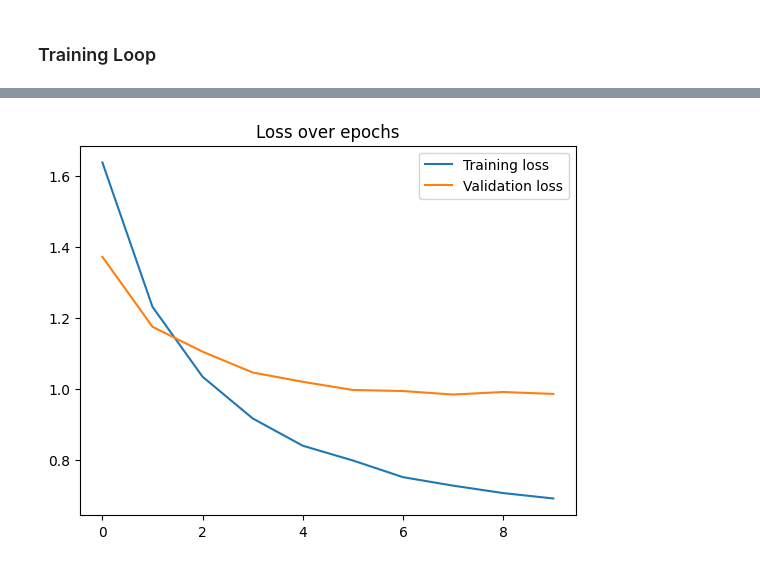
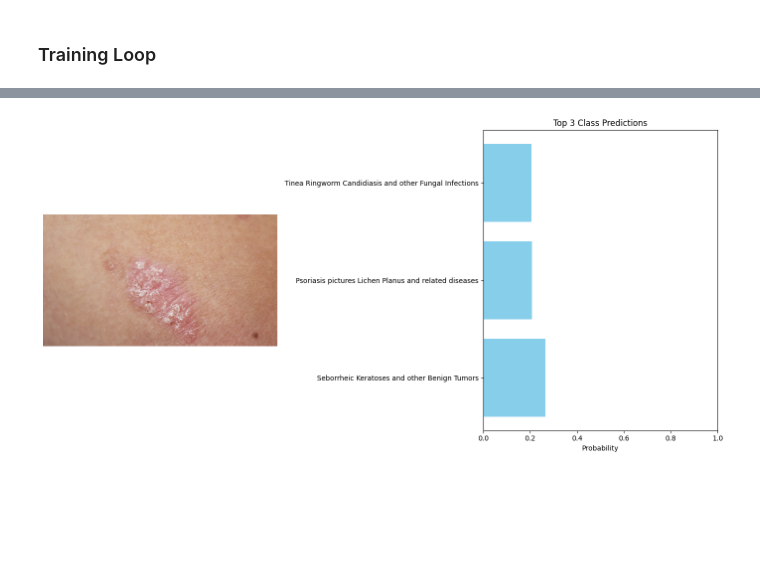
Before and after one commit to ihsankhwaritsmi/efficientnet-skin-disease-classifier-pytorch, a Jupyter notebook: notebooks/skin-decease-classification.ipynb, the cells around one changed output, grey strips where cells are left out. Saved outputs shown, nothing was run; the diff lists cells and outputs as text; code cells hidden in the pictures; blank space fills up the shorter version.

```diff
--- a/notebooks/skin-decease-classification.ipynb
+++ b/notebooks/skin-decease-classification.ipynb
@@ -171,7 +171,7 @@ class SkinDiseaseClassifier(nn.Module):
     def __init__(self, num_classes=8):
         super(SkinDiseaseClassifier, self).__init__()
         # Load base model
-        self.base_model = timm.create_model('efficientnet_b4', pretrained=True, num_classes=0)
+        self.base_model = timm.create_model('efficientnet_b0', pretrained=True, num_classes=0)
         enet_out_size = self.base_model.num_features
 
         # Define a classifier
@@ -242,7 +242,7 @@ train_loader = DataLoader(train_dataset, batch_size=32, shuffle=True)
 val_loader = DataLoader(val_dataset, batch_size=32, shuffle=False)
 test_loader = DataLoader(test_dataset, batch_size=32, shuffle=False)
 # %%
-num_epochs = 10
+num_epochs = 20
 train_losses, val_losses = [], []
 
 device = torch.device("cuda:0" if torch.cuda.is_available() else "cpu")
@@ -259,7 +259,7 @@ epochs_no_improve = 0
 criterion = nn.CrossEntropyLoss()
 
 # Optimizer
-optimizer = optim.AdamW(model.parameters(), lr=0.0001, weight_decay=1e+0)
+optimizer = optim.AdamW(model.parameters(), lr=0.0001, weight_decay=1e-3)
 
 # Scheduler
 scheduler = torch.optim.lr_scheduler.StepLR(optimizer, step_size=2, gamma=0.5)
@@ -364,11 +352,70 @@ plt.plot(val_losses, label='Validation loss')
 plt.legend()
 plt.title("Loss over epochs")
 plt.show()
-# %% [output]
-[figure, removed]
 # %%
 # Save model state dictionary
 torch.save(model.state_dict(), "SD_classifier.pth")
 
 # Save the entire model
 torch.save(model, "SD_classifier_full.pth")
+# %%
+import torch
+import torchvision.transforms as transforms
+from PIL import Image
+import matplotlib.pyplot as plt
+import numpy as np
+
+model = SkinDiseaseClassifier()
+model.load_state_dict(torch.load("/workspaces/codespaces-jupyter/saved-model/dermnet3.pth"))
+
+# Load and preprocess the image
+def preprocess_image(image_path, transform):
+    image = Image.open(image_path).convert("RGB")
+    return image, transform(image).unsqueeze(0)
+
+# Predict using the model
+def predict(model, image_tensor, device):
+    model.eval()
+    with torch.no_grad():
+        image_tensor = image_tensor.to(device)
+        outputs = model(image_tensor)
+        probabilities = torch.nn.functional.softmax(outputs, dim=1)
+    return probabilities.cpu().numpy().flatten()
+
+# Visualization
+def visualize_predictions(original_image, probabilities, class_names):
+    # Get top 3 predictions
+    top3_indices = np.argsort(probabilities)[-3:][::-1]  # Indices of top 3 probabilities
+    top3_probs = probabilities[top3_indices]
+    top3_classes = [class_names[i] for i in top3_indices]
+
+    fig, axarr = plt.subplots(1, 2, figsize=(14, 7))
+
+    # Display image
+    axarr[0].imshow(original_image)
+    axarr[0].axis("off")
+
+    # Display predictions
+    axarr[1].barh(top3_classes, top3_probs, color='skyblue')
+    axarr[1].set_xlabel("Probability")
+    axarr[1].set_title("Top 3 Class Predictions")
+    axarr[1].set_xlim(0, 1)
+
+    plt.tight_layout()
+    plt.show()
+
+# Example usage
+test_image = "/workspaces/codespaces-jupyter/data/image.png"
+transform = transforms.Compose([
+    transforms.Resize((128, 128)),
+    transforms.ToTensor()
+])
+
+original_image, image_tensor = preprocess_image(test_image, transform)
+probabilities = predict(model, image_tensor, device)
+
+# Assuming dataset.classes gives the class names
+class_names = dataset.classes
+visualize_predictions(original_image, probabilities, class_names)
+# %% [output]
+[figure, added]
```
Also changed, not shown: parts of 4 cells of this notebook, 6 other files.
